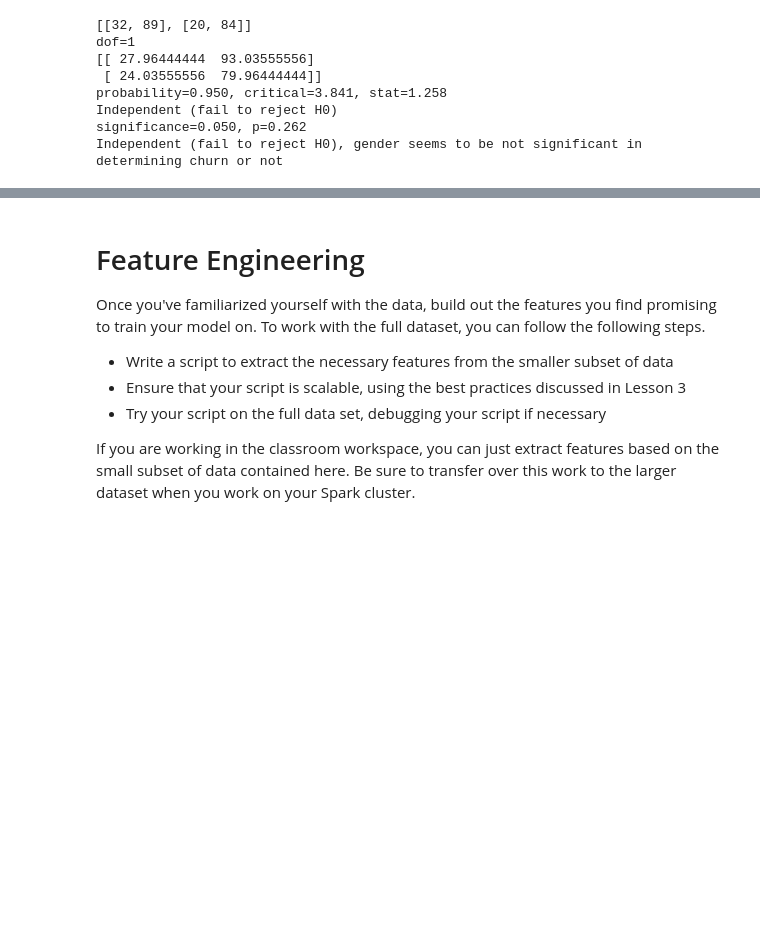
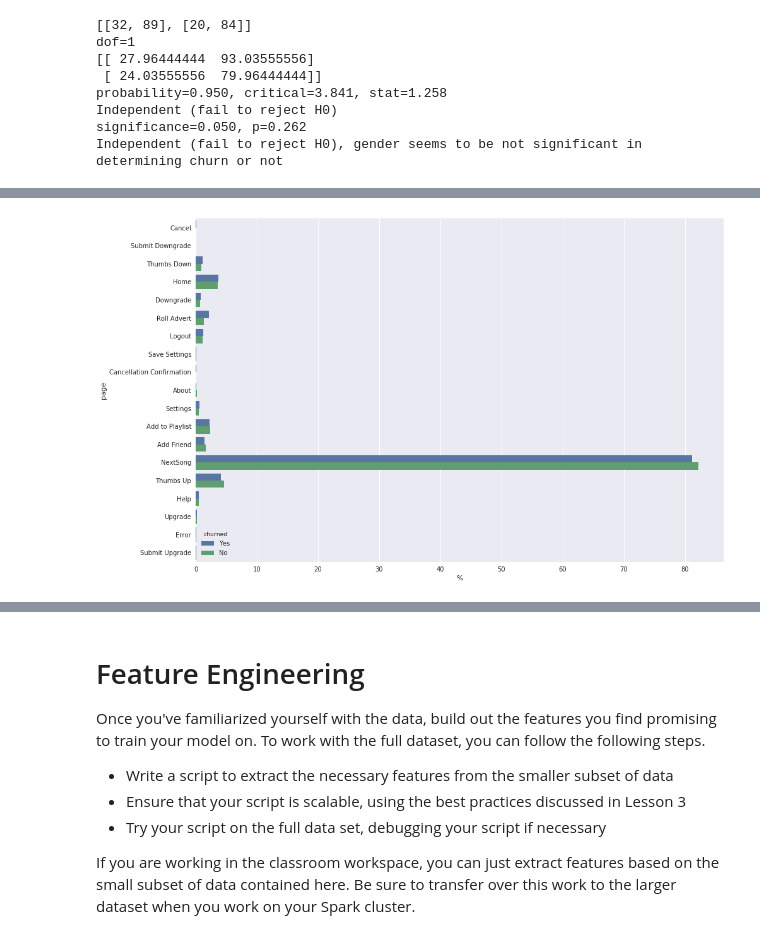
Before and after one commit to paonegri/DSND_Capstone, a Jupyter notebook: Sparkify.ipynb, the cells around one changed output, grey strips where cells are left out. Saved outputs shown, nothing was run; the diff lists cells and outputs as text; code cells hidden in the pictures; blank space fills up the shorter version.

```diff
--- a/Sparkify.ipynb
+++ b/Sparkify.ipynb
@@ -397,0 +425,9 @@ plt.legend(loc='best', fontsize=9);
+# %%
+# Create two datasets; churned users vs.  active users
+churned = df_clean.select(['userId','page']).where(df_clean.churn == 1).groupby('page').agg(count("userId")).toPandas()
+active = df_clean.select(['userId','page']).where(df_clean.churn == 0).groupby('page').agg(count("userId")).toPandas()
+# %%
+active['churned'] = 'No'
+active['%'] = round(100*active['count(userId)']/np.sum(active['count(userId)']),1)
+active = active.drop(labels=['count(userId)'],axis=1)
+active
@@ -397,0 +453,5 @@ plt.legend(loc='best', fontsize=9);
+# %%
+churned['churned'] = 'Yes'
+churned['%'] = round(100*churned['count(userId)']/np.sum(churned['count(userId)']),1)
+churned= churned.drop(labels=['count(userId)'],axis=1)
+churned
@@ -397,0 +476,2 @@ plt.legend(loc='best', fontsize=9);
+# %%
+users = pd.concat([churned,active],sort=False)
@@ -397,0 +498,7 @@ plt.legend(loc='best', fontsize=9);
+# %%
+fig=plt.figure(figsize=(15,10))
+sns.set(font_scale=1)
+snsbp = sns.barplot(data=users,x='%',y='page',capsize=0.2,hue='churned');
+snsbp.set_xticklabels(snsbp.get_xticklabels(), rotation=90,minor=True);
+# %% [output]
+[figure, added]
```
Also changed, not shown: parts of 36 cells of this notebook.
